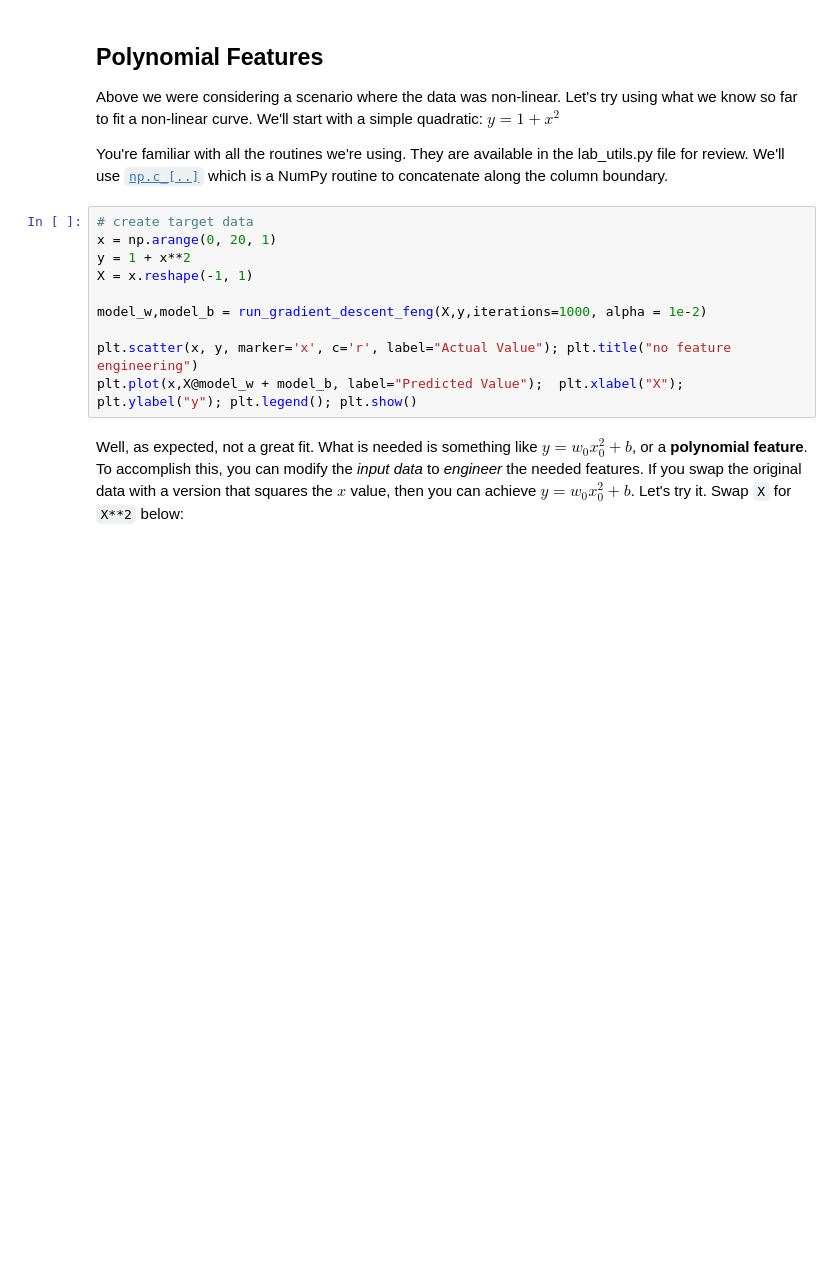
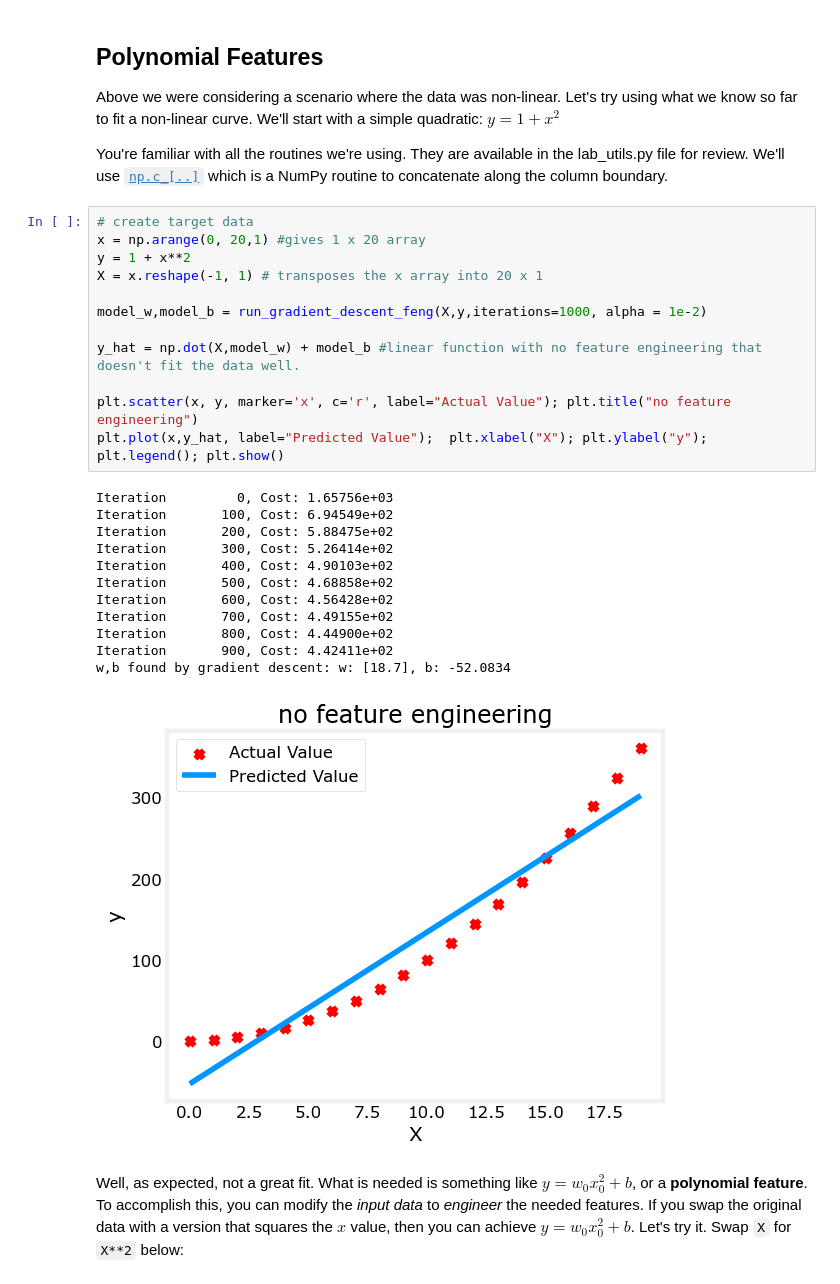
Before and after one commit to curemeongithub/Machine-Learning-Specialization-Coursera, a Jupyter notebook: C1 - Supervised Machine Learning - Regression and Classification/week2/Optional Labs/C1_W2_Lab04_FeatEng_PolyReg_Soln.ipynb, the cells around one changed output. Saved outputs shown, nothing was run; the diff lists cells and outputs as text; blank space fills up the shorter version.

```diff
--- a/C1 - Supervised Machine Learning - Regression and Classification/week2/Optional Labs/C1_W2_Lab04_FeatEng_PolyReg_Soln.ipynb
+++ b/C1 - Supervised Machine Learning - Regression and Classification/week2/Optional Labs/C1_W2_Lab04_FeatEng_PolyReg_Soln.ipynb
@@ -31,14 +31,29 @@ Above we were considering a scenario where the data was non-linear. Let's try us
 You're familiar with all the routines we're using. They are available in the lab_utils.py file for review. We'll use [`np.c_[..]`](https://numpy.org/doc/stable/reference/generated/numpy.c_.html) which is a NumPy routine to concatenate along the column boundary.
 # %%
 # create target data
-x = np.arange(0, 20, 1)
+x = np.arange(0, 20,1) #gives 1 x 20 array
 y = 1 + x**2
-X = x.reshape(-1, 1)
+X = x.reshape(-1, 1) # transposes the x array into 20 x 1
 
 model_w,model_b = run_gradient_descent_feng(X,y,iterations=1000, alpha = 1e-2)
 
+y_hat = np.dot(X,model_w) + model_b #linear function with no feature engineering that doesn't fit the data well.
+
 plt.scatter(x, y, marker='x', c='r', label="Actual Value"); plt.title("no feature engineering")
-plt.plot(x,X@model_w + model_b, label="Predicted Value");  plt.xlabel("X"); plt.ylabel("y"); plt.legend(); plt.show()
+plt.plot(x,y_hat, label="Predicted Value");  plt.xlabel("X"); plt.ylabel("y"); plt.legend(); plt.show()
+# %% [output]
+Iteration         0, Cost: 1.65756e+03
+Iteration       100, Cost: 6.94549e+02
+Iteration       200, Cost: 5.88475e+02
+Iteration       300, Cost: 5.26414e+02
+Iteration       400, Cost: 4.90103e+02
+Iteration       500, Cost: 4.68858e+02
+Iteration       600, Cost: 4.56428e+02
+Iteration       700, Cost: 4.49155e+02
+Iteration       800, Cost: 4.44900e+02
+Iteration       900, Cost: 4.42411e+02
+w,b found by gradient descent: w: [18.7], b: -52.0834
+[figure, added]
 # %% [markdown]
 Well, as expected, not a great fit. What is needed is something like $y= w_0x_0^2 + b$, or a **polynomial feature**.
 To accomplish this, you can modify the *input data* to *engineer* the needed features. If you swap the original data with a version that squares the $x$ value, then you can achieve $y= w_0x_0^2 + b$. Let's try it. Swap `X` for `X**2` below:
```
Also changed, not shown: parts of 8 cells of this notebook, 3 other files.
